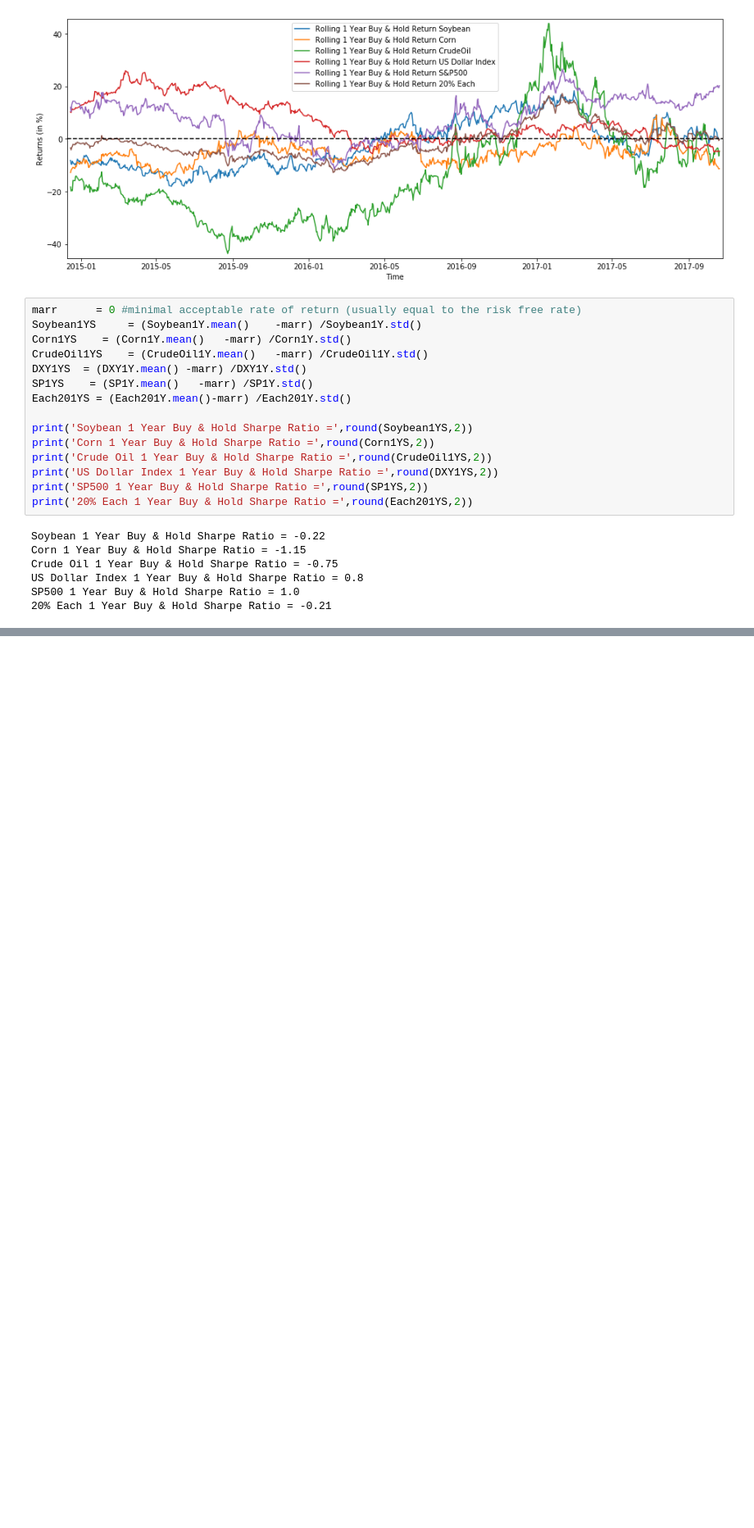
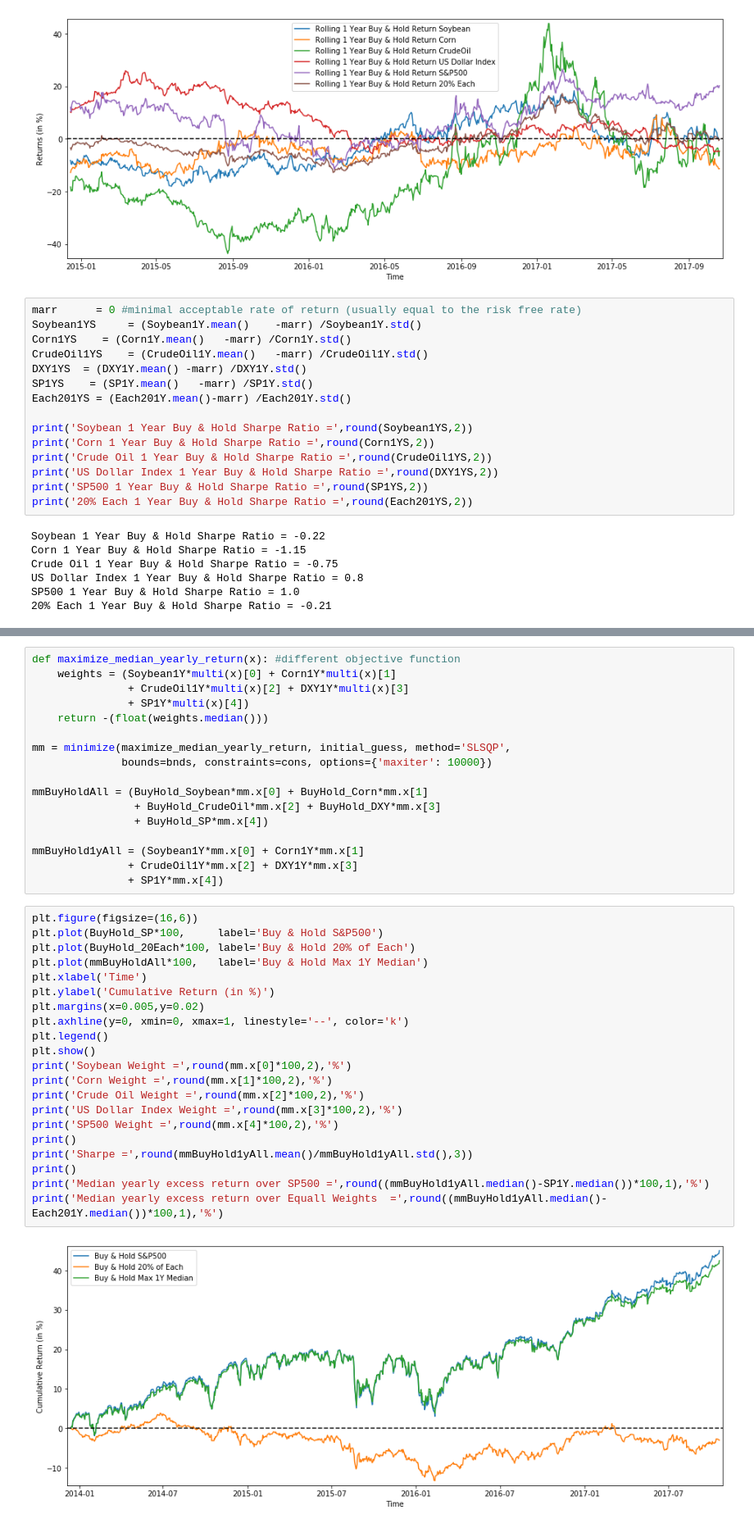
Before and after one commit to aelkhair/ErAmine, a Jupyter notebook: AssetAllocation/AssetAllocation.ipynb, the cells around one changed output, grey strips where cells are left out. Shown at 82% size. Cells and saved outputs as stored; diff of their text form; blank space fills up the shorter version.

```diff
--- a/AssetAllocation/AssetAllocation.ipynb
+++ b/AssetAllocation/AssetAllocation.ipynb
@@ -205,0 +206,40 @@ Median yearly excess return over Equall Weights  = 14.9 %
+# %%
+def maximize_median_yearly_return(x): #different objective function
+    weights = (Soybean1Y*multi(x)[0] + Corn1Y*multi(x)[1]
+               + CrudeOil1Y*multi(x)[2] + DXY1Y*multi(x)[3]
+               + SP1Y*multi(x)[4])
+    return -(float(weights.median()))
+
+mm = minimize(maximize_median_yearly_return, initial_guess, method='SLSQP',
+              bounds=bnds, constraints=cons, options={'maxiter': 10000})
+
+mmBuyHoldAll = (BuyHold_Soybean*mm.x[0] + BuyHold_Corn*mm.x[1]
+                + BuyHold_CrudeOil*mm.x[2] + BuyHold_DXY*mm.x[3]
+                + BuyHold_SP*mm.x[4])
+
+mmBuyHold1yAll = (Soybean1Y*mm.x[0] + Corn1Y*mm.x[1]
+               + CrudeOil1Y*mm.x[2] + DXY1Y*mm.x[3]
+               + SP1Y*mm.x[4])
+# %%
+plt.figure(figsize=(16,6))
+plt.plot(BuyHold_SP*100,     label='Buy & Hold S&P500')
+plt.plot(BuyHold_20Each*100, label='Buy & Hold 20% of Each')
+plt.plot(mmBuyHoldAll*100,   label='Buy & Hold Max 1Y Median')
+plt.xlabel('Time')
+plt.ylabel('Cumulative Return (in %)')
+plt.margins(x=0.005,y=0.02)
+plt.axhline(y=0, xmin=0, xmax=1, linestyle='--', color='k')
+plt.legend()
+plt.show()
+print('Soybean Weight =',round(mm.x[0]*100,2),'%')
+print('Corn Weight =',round(mm.x[1]*100,2),'%')
+print('Crude Oil Weight =',round(mm.x[2]*100,2),'%')
+print('US Dollar Index Weight =',round(mm.x[3]*100,2),'%')
+print('SP500 Weight =',round(mm.x[4]*100,2),'%')
+print()
+print('Sharpe =',round(mmBuyHold1yAll.mean()/mmBuyHold1yAll.std(),3))
+print()
+print('Median yearly excess return over SP500 =',round((mmBuyHold1yAll.median()-SP1Y.median())*100,1),'%')
+print('Median yearly excess return over Equall Weights  =',round((mmBuyHold1yAll.median()-Each201Y.median())*100,1),'%')
+# %% [output]
+[figure, added]
```
Also changed, not shown: parts of 8 cells of this notebook.
